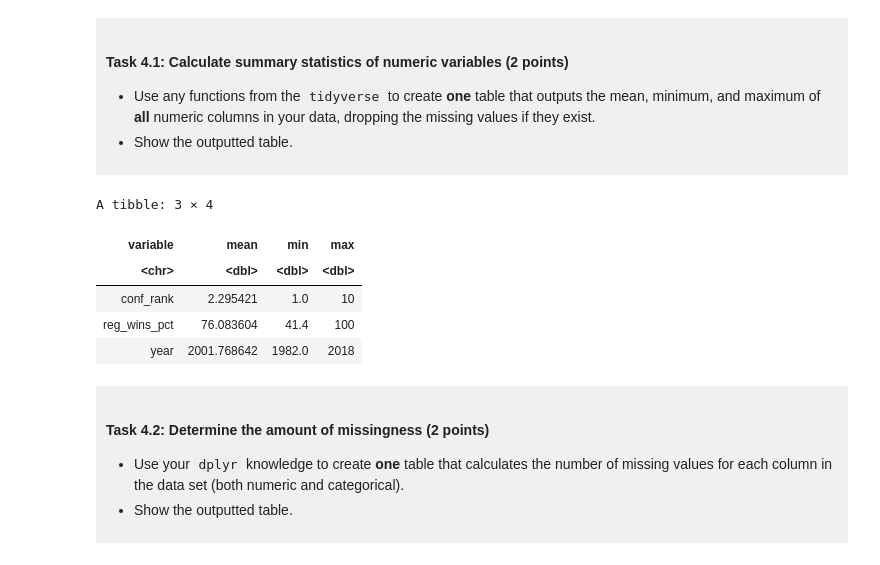
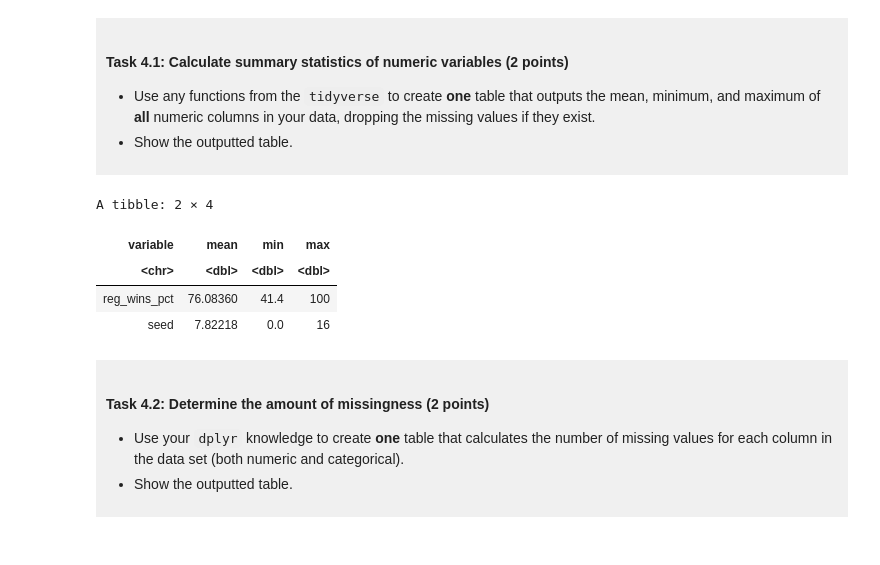
Before and after one commit to galipchen/dsci-100-project-galip-chen, a Jupyter notebook: dsci-100-project-notebook.ipynb, the cells around one changed output. Drawn from its saved outputs; the diff is of its cells as text; code cells hidden in the pictures.

```diff
--- a/dsci-100-project-notebook.ipynb
+++ b/dsci-100-project-notebook.ipynb
@@ -222,10 +223,10 @@ Produce a tidy data set that could be used to answer your research question usin
 # %%
 ### EDIT THIS CODE CELL ###
 # select variables relevant to the research question
-# change tourney_finish and seed into categorical variables
+# change tourney_finish into a categorical variable
 march_madness_tidy <- march_madness |>
-    select(year, school, conf_rank, seed, tourney_finish, reg_wins_pct) |>
-    mutate(tourney_finish = as_factor(tourney_finish), seed = as_factor(seed))
+    select(tourney_finish, seed, reg_wins_pct) |>
+    mutate(tourney_finish = as_factor(tourney_finish))
 
 # display the first six rows of the tidy dataset
 head(march_madness_tidy)
@@ -269,22 +270,17 @@ You will refine your research question (if needed) and produce a tidy data set.
 # %%
 summary_table <- march_madness_tidy |>
   select(where(is.numeric)) |>
   pivot_longer(everything(), names_to = "variable", values_to = "value") |>
   group_by(variable) |>
-  summarise(
-    mean = mean(value, na.rm = TRUE),
-    min  = min(value, na.rm = TRUE),
-    max  = max(value, na.rm = TRUE)
-  )
+  summarise(mean = mean(value, na.rm = TRUE), min  = min(value, na.rm = TRUE), max = max(value, na.rm = TRUE))
 
 summary_table
 # %% [output]
-A tibble: 3 × 4
+A tibble: 2 × 4
 | variable | mean | min | max |
 | <chr> | <dbl> | <dbl> | <dbl> |
-| conf_rank | 2.295421 | 1.0 | 10 |
-| reg_wins_pct | 76.083604 | 41.4 | 100 |
-| year | 2001.768642 | 1982.0 | 2018 |
+| reg_wins_pct | 76.08360 | 41.4 | 100 |
+| seed | 7.82218 | 0.0 | 16 |
 # %% [markdown]
 <div style="background-color: #f0f0f0; padding: 10px;">
 
```
Also changed, not shown: parts of 7 cells of this notebook.
